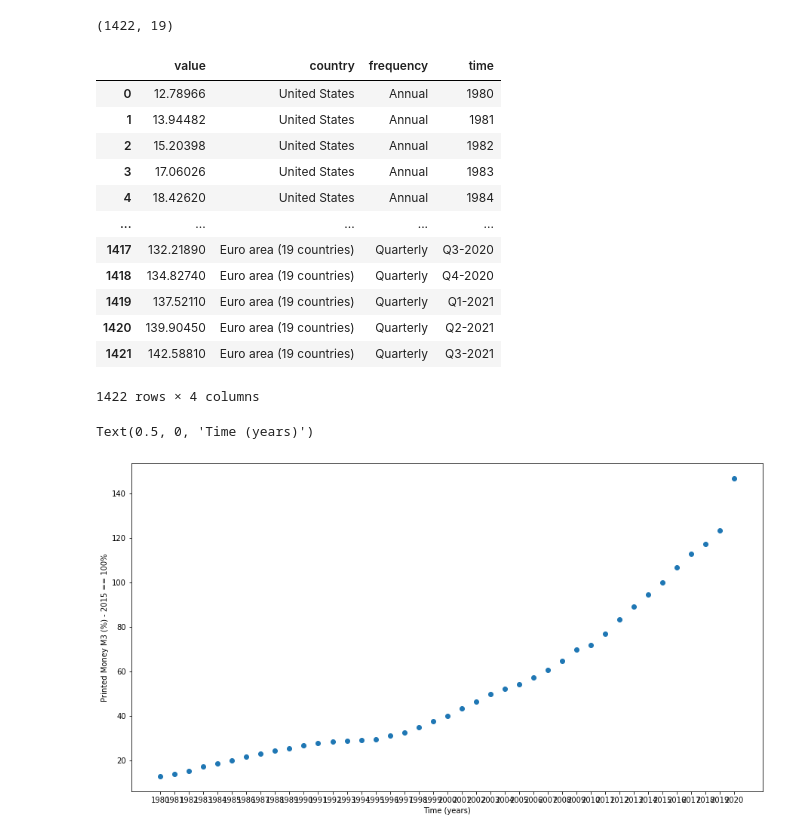
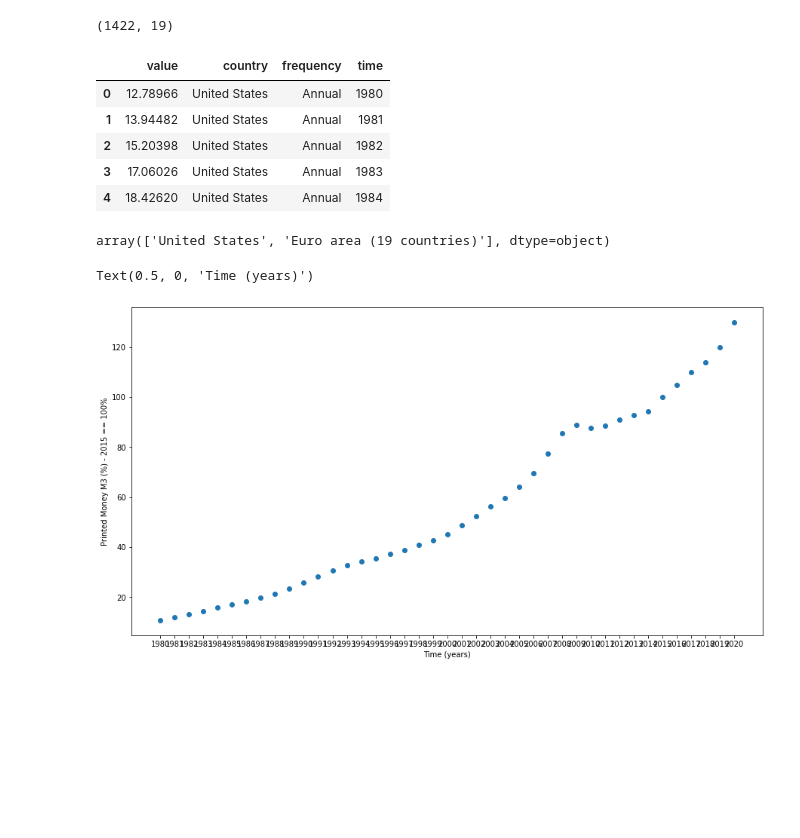
Before and after one commit to ralf-r-r/financial_market_analytics, a Jupyter notebook: notebooks/Test api and data set.ipynb, the cells around one changed output. Drawn from its saved outputs; the diff is of its cells as text; code cells hidden in the pictures; blank space fills up the shorter version.

```diff
--- a/notebooks/Test api and data set.ipynb
+++ b/notebooks/Test api and data set.ipynb
@@ -306,7 +297,7 @@ df_m3.shape
 # %% [output]
 (1422, 19)
 # %%
-df_m3[["value","country","frequency","time"]]
+df_m3[["value","country","frequency","time"]].head(5)
 # %% [output]
 |  | value | country | frequency | time |
 | 0 | 12.78966 | United States | Annual | 1980 |
@@ -314,23 +305,20 @@ df_m3[["value","country","frequency","time"]]
 | 2 | 15.20398 | United States | Annual | 1982 |
 | 3 | 17.06026 | United States | Annual | 1983 |
 | 4 | 18.42620 | United States | Annual | 1984 |
-| ... | ... | ... | ... | ... |
-| 1417 | 132.21890 | Euro area (19 countries) | Quarterly | Q3-2020 |
-| 1418 | 134.82740 | Euro area (19 countries) | Quarterly | Q4-2020 |
-| 1419 | 137.52110 | Euro area (19 countries) | Quarterly | Q1-2021 |
-| 1420 | 139.90450 | Euro area (19 countries) | Quarterly | Q2-2021 |
-| 1421 | 142.58810 | Euro area (19 countries) | Quarterly | Q3-2021 |
-1422 rows × 4 columns
+# %%
+df_m3["country"].unique()
+# %% [output]
+array(['United States', 'Euro area (19 countries)'], dtype=object)
 # %%
-df_tmp = df_m3[df_m3["Country"] == 'United States']
-df_tmp = df_tmp[df_tmp["Frequency"] == "Annual"]
+df_tmp = df_m3[df_m3["country"] == 'Euro area (19 countries)']
+df_tmp = df_tmp[df_tmp["frequency"] == "Annual"]
 
 import matplotlib.pyplot as plt
 
 plt.figure(figsize = (15,8))
-plt.scatter(df_tmp["TIME"],df_tmp["Value"])
+plt.scatter(df_tmp["time"],df_tmp["value"])
 plt.ylabel("Printed Money M3 (%) - 2015 == 100%")
 plt.xlabel("Time (years)")
 # %% [output]
 Text(0.5, 0, 'Time (years)')
-[figure, old version]
+[figure, new version]
```
Also changed, not shown: parts of 11 cells of this notebook, 1 other file.
